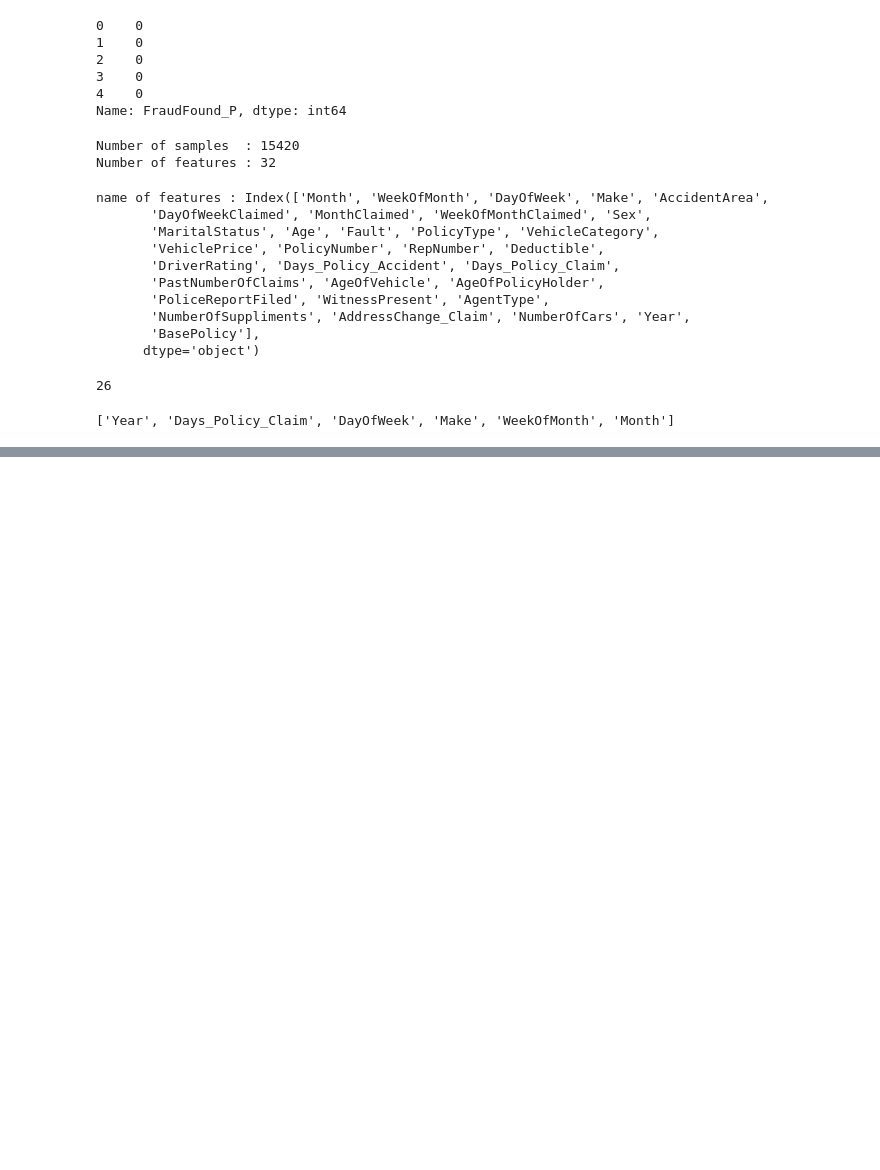
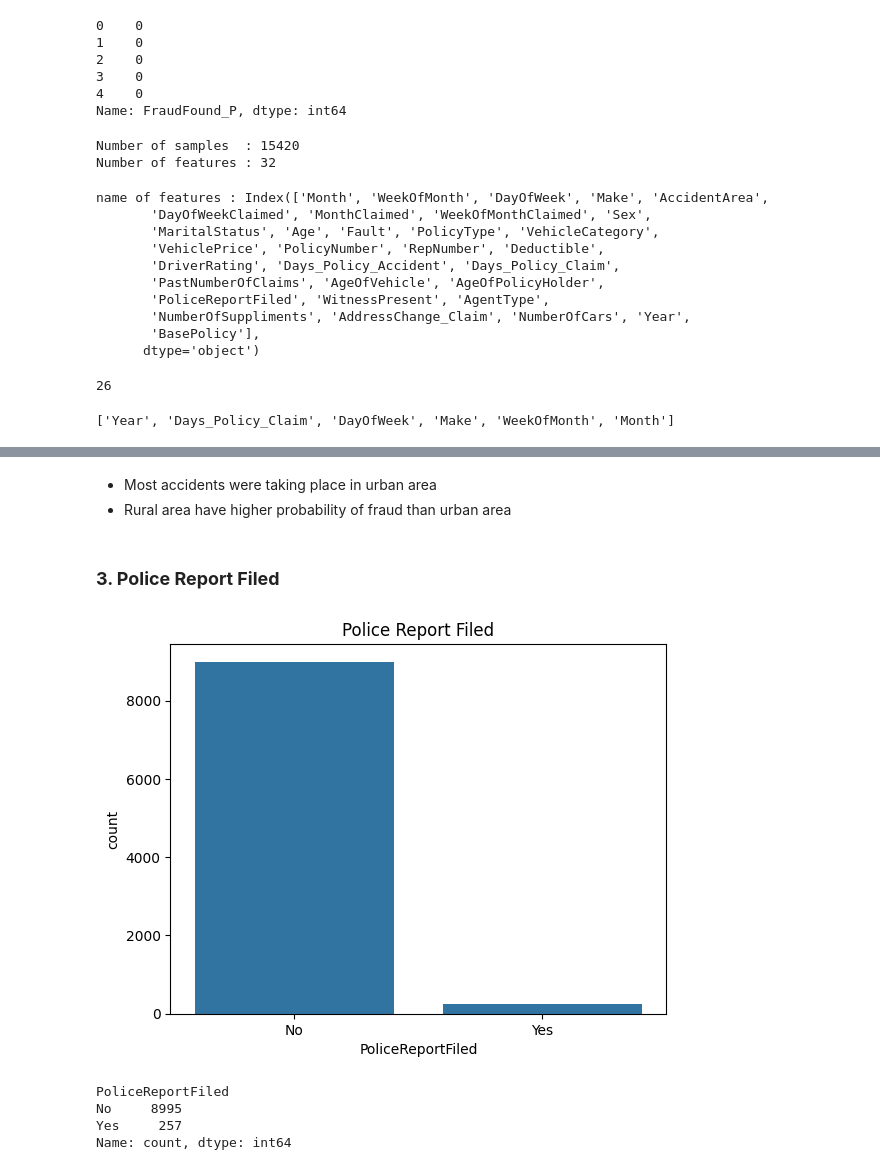
Before and after one commit to kypepr/gitlearning, a Jupyter notebook: insurance.ipynb, the cells around one changed output, grey strips where cells are left out. Saved outputs shown, nothing was run; the diff lists cells and outputs as text; code cells hidden in the pictures; blank space fills up the shorter version.

```diff
--- a/insurance.ipynb
+++ b/insurance.ipynb
@@ -266,0 +427,21 @@ ModuleNotFoundError: No module named 'sklear'
+# %% [markdown]
+- Most accidents were taking place in urban area
+- Rural area have higher probability of fraud than urban area
+# %% [markdown]
+### **3. Police Report Filed**
+# %%
+# Visualize the Police Report Filed
+sns.countplot(data = eda_df,
+              x = "PoliceReportFiled")
+
+plt.title("Police Report Filed")
+plt.show()
+# %% [output]
+[figure, added]
+# %%
+eda_df['PoliceReportFiled'].value_counts()
+# %% [output]
+PoliceReportFiled
+No     8995
+Yes     257
+Name: count, dtype: int64
```
Also changed, not shown: parts of 45 cells of this notebook.
